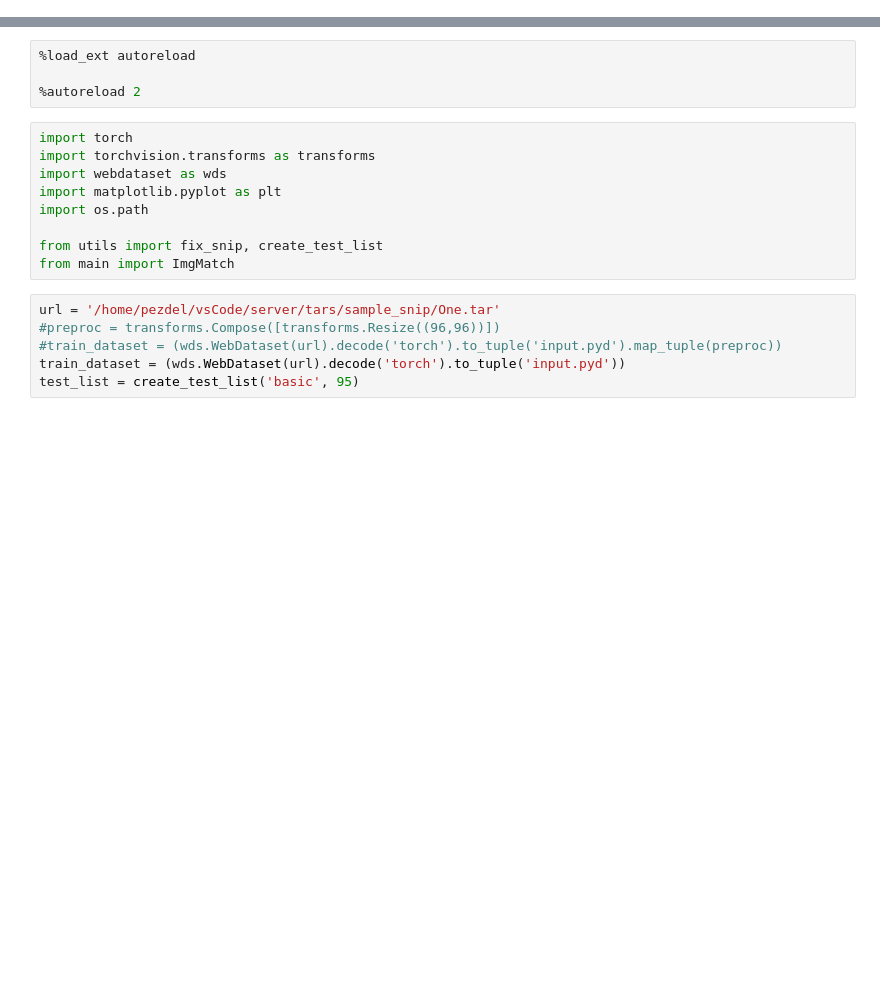
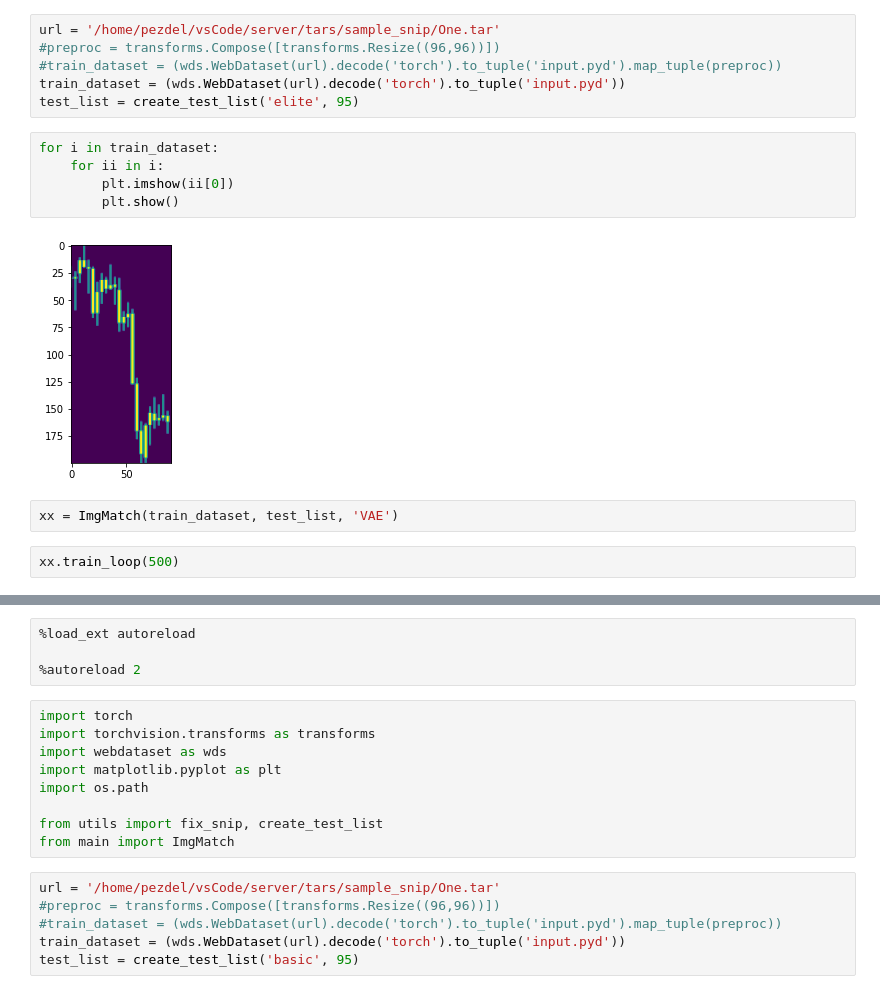
Before and after one commit to pezdel/server, a Jupyter notebook: Untitled.ipynb, the cells around one changed output, grey strips where cells are left out. Saved outputs shown, nothing was run; the diff lists cells and outputs as text; blank space fills up the shorter version.

```diff
--- a/Untitled.ipynb
+++ b/Untitled.ipynb
@@ -0,0 +17,17 @@
+# %%
+url = '/home/pezdel/vsCode/server/tars/sample_snip/One.tar'
+#preproc = transforms.Compose([transforms.Resize((96,96))])
+#train_dataset = (wds.WebDataset(url).decode('torch').to_tuple('input.pyd').map_tuple(preproc))
+train_dataset = (wds.WebDataset(url).decode('torch').to_tuple('input.pyd'))
+test_list = create_test_list('elite', 95)
+# %%
+for i in train_dataset:
+    for ii in i:
+        plt.imshow(ii[0])
+        plt.show()
+# %% [output]
+[figure, added]
+# %%
+xx = ImgMatch(train_dataset, test_list, 'VAE')
+# %%
+xx.train_loop(500)
```
Also changed, not shown: parts of 6 cells of this notebook, 3 other files.
